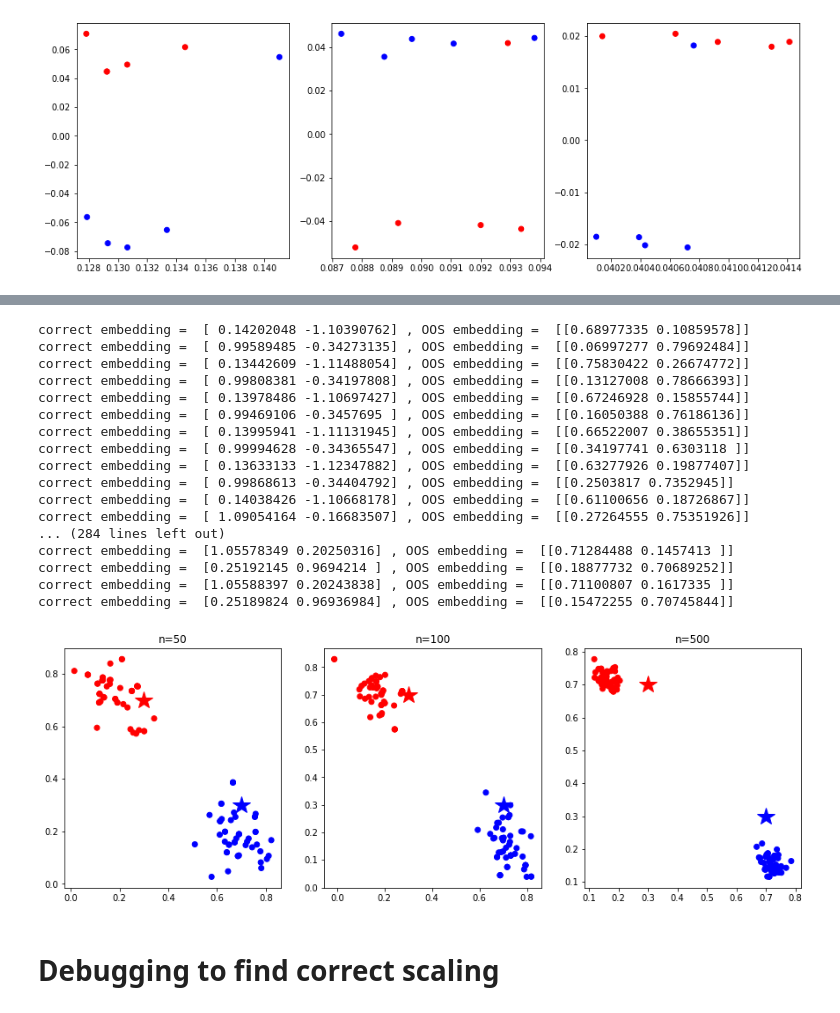
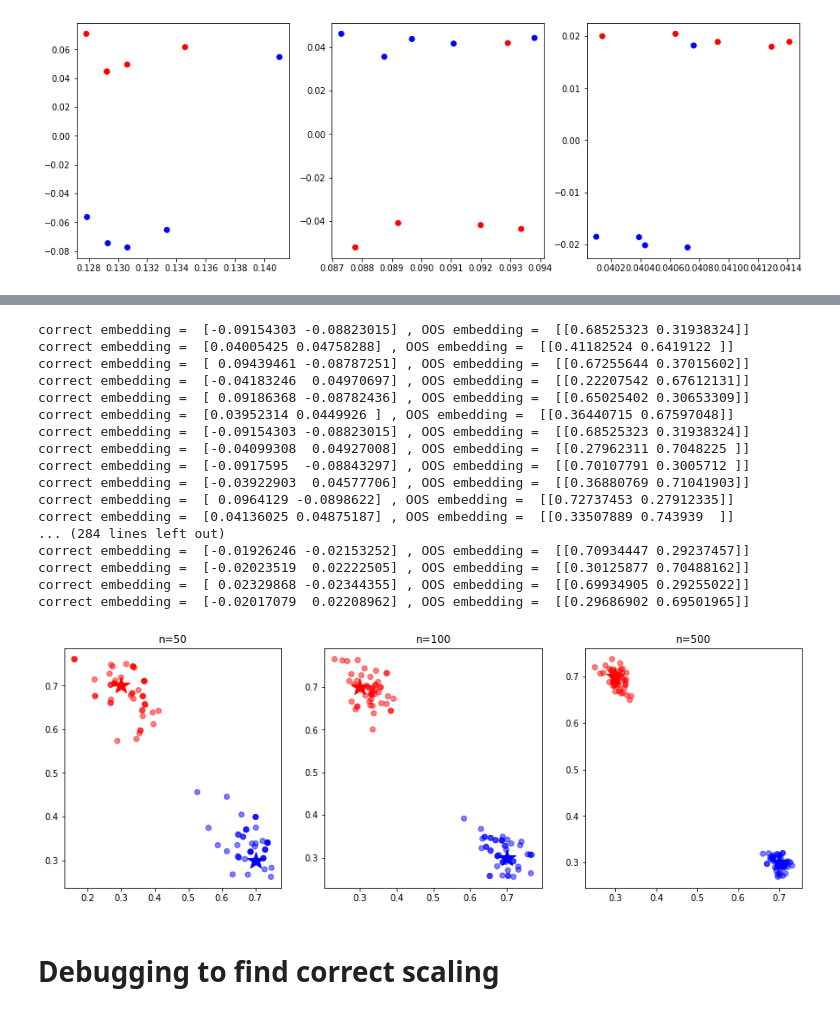
Before and after one commit to dtborders/archives, a Jupyter notebook: Proof_It_Works.ipynb, the cells around one changed output, grey strips where cells are left out. Saved outputs shown, nothing was run; the diff lists cells and outputs as text; code cells hidden in the pictures.

```diff
--- a/Proof_It_Works.ipynb
+++ b/Proof_It_Works.ipynb
@@ -48,7 +48,7 @@ lse = LSE(n_components=2)
 X_hat = lse.fit_transform(A)
 print("first rown in X_hat = ", X_hat[200])
 # predicted latent positions
-w = lse.transform(a)/nodes_per_community
+w = lse.transform(a)
 print("OOS embedding = ", w)
 # %% [output]
 first rown in X_hat =  [ 0.0504554  -0.03756232]
@@ -314,14 +314,28 @@ for n_nodes in [50, 100, 500]:
         lse = LSE(n_components=2)
         X_hat = lse.fit_transform(A)
 
+        #start the procrustes alignment
+        X = X_hat
+        Y = latents[is_idx]
+
+        X_bar = np.mean(X, 0); Y_bar = np.mean(Y, 0)
+
+        X-=X_bar; Y-=Y_bar
+
+        X_norm = np.linalg.norm(X); Y_norm = np.linalg.norm(Y)
+
+        X/=X_norm; Y/=Y_norm
+
+        R, sca = orthogonal_procrustes(Y, X)
+
         # predicted latent positions
         w = lse.transform(a)
+        w-=X_bar; w/=X_norm
 
-        R, sca = orthogonal_procrustes(X_hat, latents[is_idx])
+        w_rot = np.dot(w, R.T)*sca
+        w_rot*=Y_norm; w_rot+=Y_bar
 
-        w_rot = np.dot(w, R)*sca*.7
-
-        print("correct embedding = ", np.dot(X_hat[0 if first_comm else n_nodes], R.T) * sca,
+        print("correct embedding = ", np.dot(X_hat[0 if first_comm else n_nodes], R) * sca,
               ", OOS embedding = ", w_rot)
 
         # save to lists
@@ -331,35 +345,35 @@ for n_nodes in [50, 100, 500]:
         # change community
         first_comm = not first_comm
 # %% [output]
-correct embedding =  [ 0.14202048 -1.10390762] , OOS embedding =  [[0.68977335 0.10859578]]
-correct embedding =  [ 0.99589485 -0.34273135] , OOS embedding =  [[0.06997277 0.79692484]]
-correct embedding =  [ 0.13442609 -1.11488054] , OOS embedding =  [[0.75830422 0.26674772]]
-correct embedding =  [ 0.99808381 -0.34197808] , OOS embedding =  [[0.13127008 0.78666393]]
-correct embedding =  [ 0.13978486 -1.10697427] , OOS embedding =  [[0.67246928 0.15855744]]
-correct embedding =  [ 0.99469106 -0.3457695 ] , OOS embedding =  [[0.16050388 0.76186136]]
-correct embedding =  [ 0.13995941 -1.11131945] , OOS embedding =  [[0.66522007 0.38655351]]
-correct embedding =  [ 0.99994628 -0.34365547] , OOS embedding =  [[0.34197741 0.6303118 ]]
-correct embedding =  [ 0.13633133 -1.12347882] , OOS embedding =  [[0.63277926 0.19877407]]
-correct embedding =  [ 0.99868613 -0.34404792] , OOS embedding =  [[0.2503817 0.7352945]]
-correct embedding =  [ 0.14038426 -1.10668178] , OOS embedding =  [[0.61100656 0.18726867]]
-correct embedding =  [ 1.09054164 -0.16683507] , OOS embedding =  [[0.27264555 0.75351926]]
+correct embedding =  [-0.09154303 -0.08823015] , OOS embedding =  [[0.68525323 0.31938324]]
+correct embedding =  [0.04005425 0.04758288] , OOS embedding =  [[0.41182524 0.6419122 ]]
+correct embedding =  [ 0.09439461 -0.08787251] , OOS embedding =  [[0.67255644 0.37015602]]
+correct embedding =  [-0.04183246  0.04970697] , OOS embedding =  [[0.22207542 0.67612131]]
+correct embedding =  [ 0.09186368 -0.08782436] , OOS embedding =  [[0.65025402 0.30653309]]
+correct embedding =  [0.03952314 0.0449926 ] , OOS embedding =  [[0.36440715 0.67597048]]
+correct embedding =  [-0.09154303 -0.08823015] , OOS embedding =  [[0.68525323 0.31938324]]
+correct embedding =  [-0.04099308  0.04927008] , OOS embedding =  [[0.27962311 0.7048225 ]]
+correct embedding =  [-0.0917595  -0.08843297] , OOS embedding =  [[0.70107791 0.3005712 ]]
+correct embedding =  [-0.03922903  0.04577706] , OOS embedding =  [[0.36880769 0.71041903]]
+correct embedding =  [ 0.0964129 -0.0898622] , OOS embedding =  [[0.72737453 0.27912335]]
+correct embedding =  [0.04136025 0.04875187] , OOS embedding =  [[0.33507889 0.743939  ]]
 ... (284 lines left out)
-correct embedding =  [1.05578349 0.20250316] , OOS embedding =  [[0.71284488 0.1457413 ]]
-correct embedding =  [0.25192145 0.9694214 ] , OOS embedding =  [[0.18877732 0.70689252]]
-correct embedding =  [1.05588397 0.20243838] , OOS embedding =  [[0.71100807 0.1617335 ]]
-correct embedding =  [0.25189824 0.96936984] , OOS embedding =  [[0.15472255 0.70745844]]
+correct embedding =  [-0.01926246 -0.02153252] , OOS embedding =  [[0.70934447 0.29237457]]
+correct embedding =  [-0.02023519  0.02222505] , OOS embedding =  [[0.30125877 0.70488162]]
+correct embedding =  [ 0.02329868 -0.02344355] , OOS embedding =  [[0.69934905 0.29255022]]
+correct embedding =  [-0.02017079  0.02208962] , OOS embedding =  [[0.29686902 0.69501965]]
 # %%
 node_sizes = [50, 100, 500]
 plt.figure(figsize = (15, 5))
 for ii in range(3):
     cols = ['red' if xx == 1 else 'blue' for xx in comm_label[ii]]
     plt.subplot(1, 3, ii+1)
     cur_arr = np.array(oos_embed[ii])
-    plt.scatter(cur_arr[:, 0], cur_arr[:, 1], c=cols)
+    plt.scatter(cur_arr[:, 0], cur_arr[:, 1], c=cols, alpha=0.5)
     plt.plot(.3,.7,'r*', markersize=20)
     plt.plot(.7,.3,'b*', markersize=20)
     plt.title("n={}".format(node_sizes[ii]))
 # %% [output]
-[figure, old version]
+[figure, new version]
 # %% [markdown]
 # Debugging to find correct scaling
```
Also changed, not shown: parts of 2 cells of this notebook.
